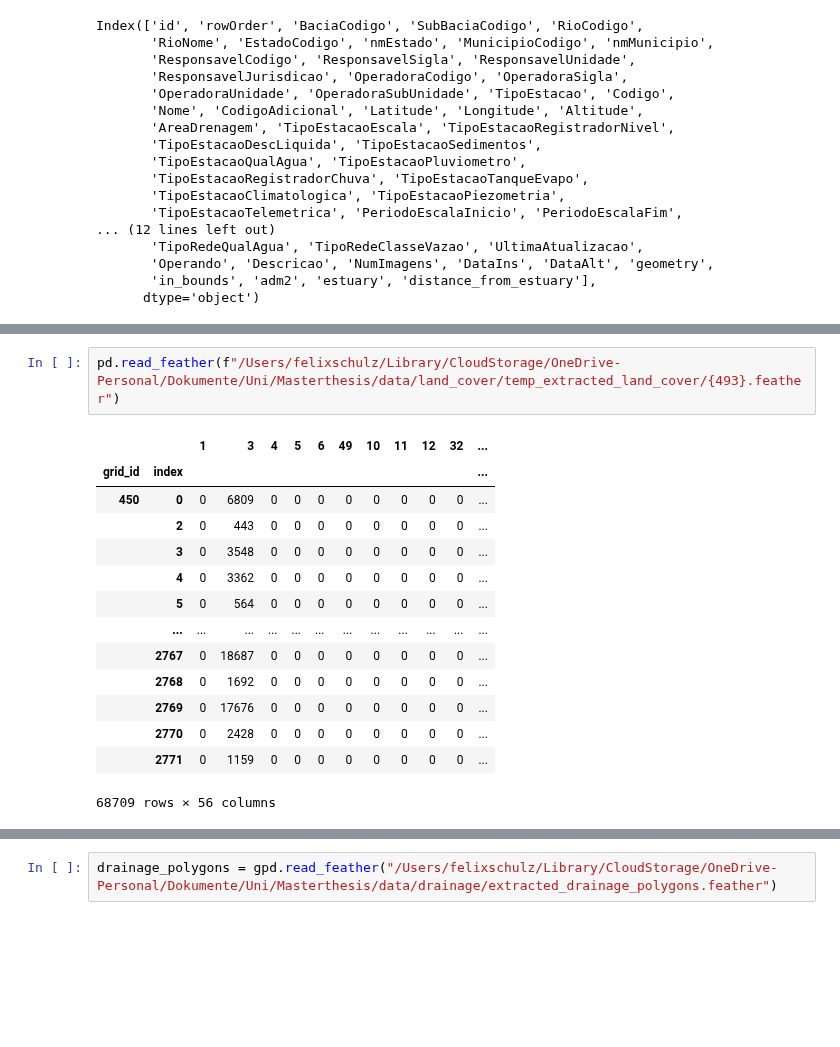
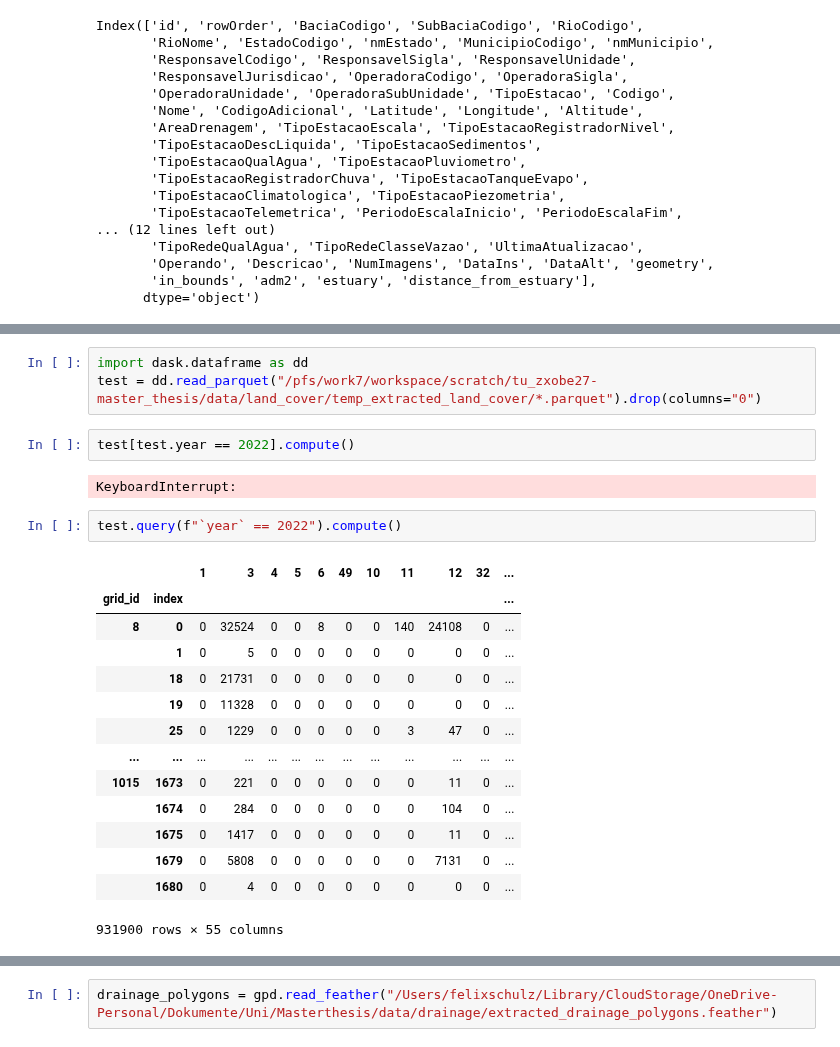
Before and after one commit to felixschulz385/Masterthesis, a Jupyter notebook: code/experiments/hydrology_stations.ipynb, the cells around one changed output, grey strips where cells are left out. Cells and saved outputs as stored; diff of their text form; blank space fills up the shorter version.

```diff
--- a/code/experiments/hydrology_stations.ipynb
+++ b/code/experiments/hydrology_stations.ipynb
@@ -513,17 +482,24 @@ Length: 68, dtype: object
-# %%
-pd.read_feather(f"/Users/felixschulz/Library/CloudStorage/OneDrive-Personal/Dokumente/Uni/Masterthesis/data/land_cover/temp_extracted_land_cover/{493}.feather")
-# %% [output]
-|  |  | 1 | 3 | 4 | 5 | 6 | 49 | 10 | 11 | 12 | 32 | ... |
-| grid_id | index |  |  |  |  |  |  |  |  |  |  | ... |
-| 450 | 0 | 0 | 6809 | 0 | 0 | 0 | 0 | 0 | 0 | 0 | 0 | ... |
-|  | 2 | 0 | 443 | 0 | 0 | 0 | 0 | 0 | 0 | 0 | 0 | ... |
-|  | 3 | 0 | 3548 | 0 | 0 | 0 | 0 | 0 | 0 | 0 | 0 | ... |
-|  | 4 | 0 | 3362 | 0 | 0 | 0 | 0 | 0 | 0 | 0 | 0 | ... |
-|  | 5 | 0 | 564 | 0 | 0 | 0 | 0 | 0 | 0 | 0 | 0 | ... |
-|  | ... | ... | ... | ... | ... | ... | ... | ... | ... | ... | ... | ... |
-|  | 2767 | 0 | 18687 | 0 | 0 | 0 | 0 | 0 | 0 | 0 | 0 | ... |
-|  | 2768 | 0 | 1692 | 0 | 0 | 0 | 0 | 0 | 0 | 0 | 0 | ... |
-|  | 2769 | 0 | 17676 | 0 | 0 | 0 | 0 | 0 | 0 | 0 | 0 | ... |
-|  | 2770 | 0 | 2428 | 0 | 0 | 0 | 0 | 0 | 0 | 0 | 0 | ... |
-|  | 2771 | 0 | 1159 | 0 | 0 | 0 | 0 | 0 | 0 | 0 | 0 | ... |
-68709 rows × 56 columns
+# %%
+import dask.dataframe as dd
+test = dd.read_parquet("/pfs/work7/workspace/scratch/tu_zxobe27-master_thesis/data/land_cover/temp_extracted_land_cover/*.parquet").drop(columns="0")
+# %%
+test[test.year == 2022].compute()
+# %% [output]
+KeyboardInterrupt:
+# %%
+test.query(f"`year` == 2022").compute()
+# %% [output]
+|  |  | 1 | 3 | 4 | 5 | 6 | 49 | 10 | 11 | 12 | 32 | ... |
+| grid_id | index |  |  |  |  |  |  |  |  |  |  | ... |
+| 8 | 0 | 0 | 32524 | 0 | 0 | 8 | 0 | 0 | 140 | 24108 | 0 | ... |
+|  | 1 | 0 | 5 | 0 | 0 | 0 | 0 | 0 | 0 | 0 | 0 | ... |
+|  | 18 | 0 | 21731 | 0 | 0 | 0 | 0 | 0 | 0 | 0 | 0 | ... |
+|  | 19 | 0 | 11328 | 0 | 0 | 0 | 0 | 0 | 0 | 0 | 0 | ... |
+|  | 25 | 0 | 1229 | 0 | 0 | 0 | 0 | 0 | 3 | 47 | 0 | ... |
+| ... | ... | ... | ... | ... | ... | ... | ... | ... | ... | ... | ... | ... |
+| 1015 | 1673 | 0 | 221 | 0 | 0 | 0 | 0 | 0 | 0 | 11 | 0 | ... |
+|  | 1674 | 0 | 284 | 0 | 0 | 0 | 0 | 0 | 0 | 104 | 0 | ... |
+|  | 1675 | 0 | 1417 | 0 | 0 | 0 | 0 | 0 | 0 | 11 | 0 | ... |
+|  | 1679 | 0 | 5808 | 0 | 0 | 0 | 0 | 0 | 0 | 7131 | 0 | ... |
+|  | 1680 | 0 | 4 | 0 | 0 | 0 | 0 | 0 | 0 | 0 | 0 | ... |
+931900 rows × 55 columns
```
Also changed, not shown: parts of 79 cells of this notebook, 11 other files.
